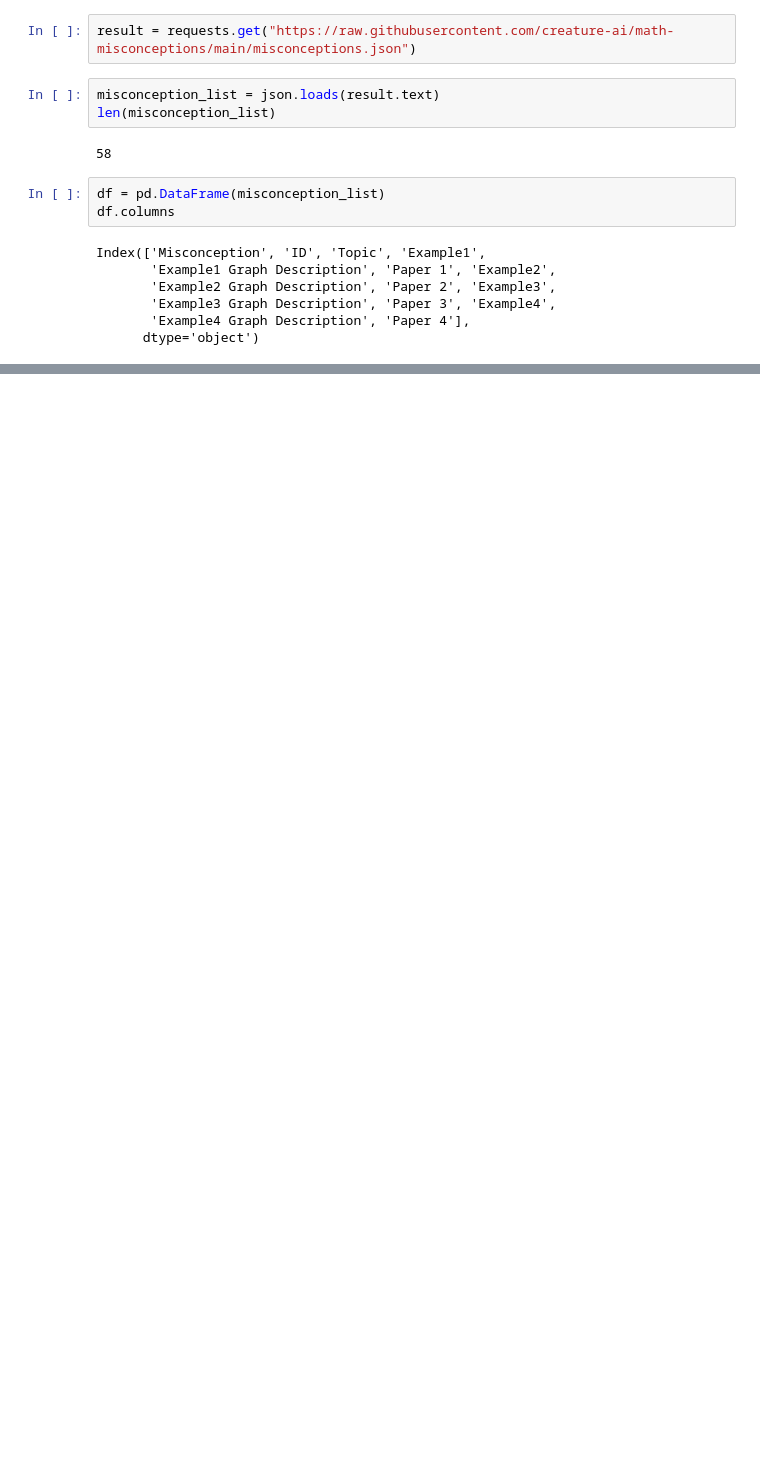
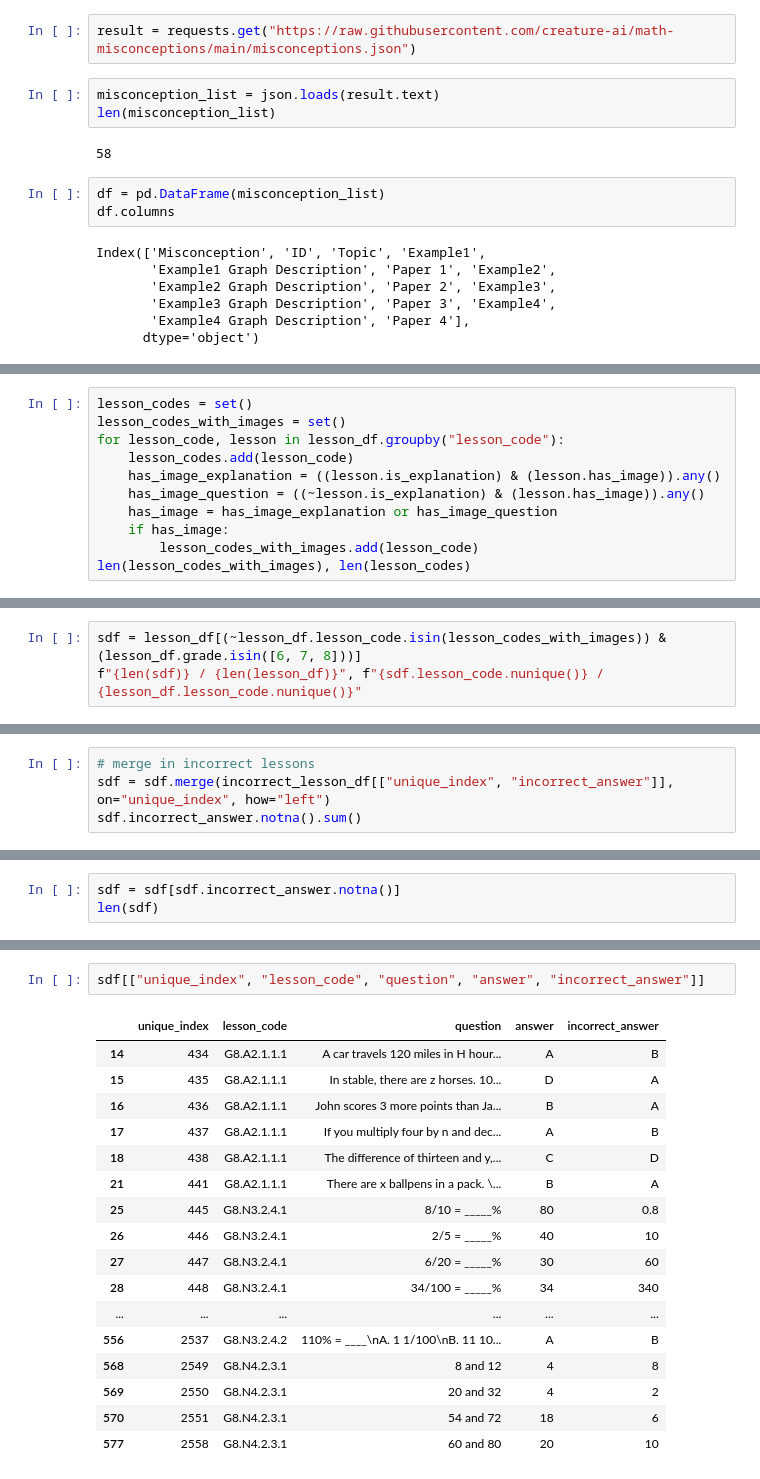
Before and after one commit to DigitalHarborFoundation/llm-math-education, a Jupyter notebook: notebook/MisconceptionData.ipynb, the cells around one changed output, grey strips where cells are left out. Drawn from its saved outputs; the diff is of its cells as text; blank space fills up the shorter version.

```diff
--- a/notebook/MisconceptionData.ipynb
+++ b/notebook/MisconceptionData.ipynb
@@ -45,0 +113,11 @@ df
+# %%
+lesson_codes = set()
+lesson_codes_with_images = set()
+for lesson_code, lesson in lesson_df.groupby("lesson_code"):
+    lesson_codes.add(lesson_code)
+    has_image_explanation = ((lesson.is_explanation) & (lesson.has_image)).any()
+    has_image_question = ((~lesson.is_explanation) & (lesson.has_image)).any()
+    has_image = has_image_explanation or has_image_question
+    if has_image:
+        lesson_codes_with_images.add(lesson_code)
+len(lesson_codes_with_images), len(lesson_codes)
@@ -45,0 +126,3 @@ df
+# %%
+sdf = lesson_df[(~lesson_df.lesson_code.isin(lesson_codes_with_images)) & (lesson_df.grade.isin([6, 7, 8]))]
+f"{len(sdf)} / {len(lesson_df)}", f"{sdf.lesson_code.nunique()} / {lesson_df.lesson_code.nunique()}"
@@ -45,0 +131,4 @@ df
+# %%
+# merge in incorrect lessons
+sdf = sdf.merge(incorrect_lesson_df[["unique_index", "incorrect_answer"]], on="unique_index", how="left")
+sdf.incorrect_answer.notna().sum()
@@ -45,0 +137,3 @@ df
+# %%
+sdf = sdf[sdf.incorrect_answer.notna()]
+len(sdf)
@@ -45,0 +157,20 @@ df
+# %%
+sdf[["unique_index", "lesson_code", "question", "answer", "incorrect_answer"]]
+# %% [output]
+|  | unique_index | lesson_code | question | answer | incorrect_answer |
+| 14 | 434 | G8.A2.1.1.1 | A car travels 120 miles in H hour... | A | B |
+| 15 | 435 | G8.A2.1.1.1 | In stable, there are z horses. 10... | D | A |
+| 16 | 436 | G8.A2.1.1.1 | John scores 3 more points than Ja... | B | A |
+| 17 | 437 | G8.A2.1.1.1 | If you multiply four by n and dec... | A | B |
+| 18 | 438 | G8.A2.1.1.1 | The difference of thirteen and y,... | C | D |
+| 21 | 441 | G8.A2.1.1.1 | There are x ballpens in a pack. \... | B | A |
+| 25 | 445 | G8.N3.2.4.1 | 8/10 = _____% | 80 | 0.8 |
+| 26 | 446 | G8.N3.2.4.1 | 2/5 = _____% | 40 | 10 |
+| 27 | 447 | G8.N3.2.4.1 | 6/20 = _____% | 30 | 60 |
+| 28 | 448 | G8.N3.2.4.1 | 34/100 = _____% | 34 | 340 |
+| ... | ... | ... | ... | ... | ... |
+| 556 | 2537 | G8.N3.2.4.2 | 110% = ____\nA. 1 1/100\nB. 11 10... | A | B |
+| 568 | 2549 | G8.N4.2.3.1 | 8 and 12 | 4 | 8 |
+| 569 | 2550 | G8.N4.2.3.1 | 20 and 32 | 4 | 2 |
+| 570 | 2551 | G8.N4.2.3.1 | 54 and 72 | 18 | 6 |
+| 577 | 2558 | G8.N4.2.3.1 | 60 and 80 | 20 | 10 |
```
Also changed, not shown: parts of 24 cells of this notebook.
